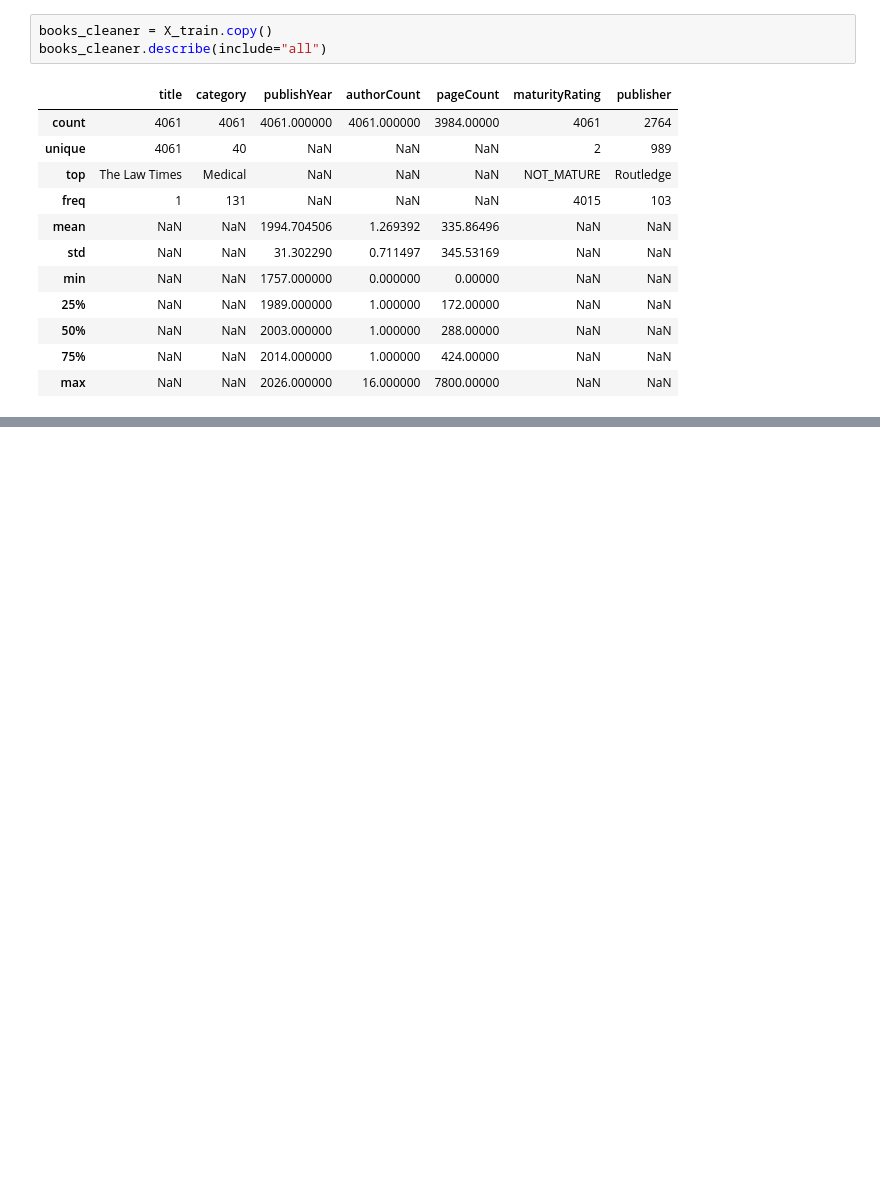
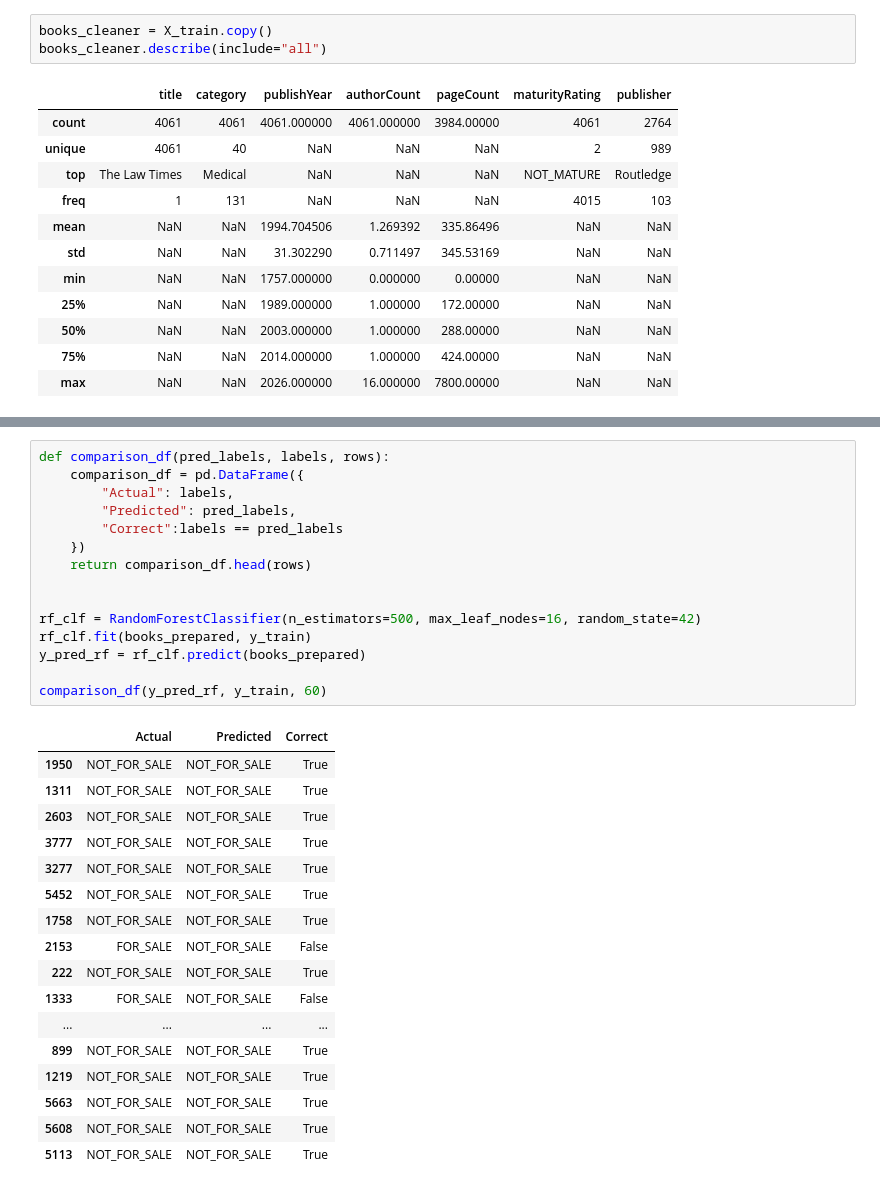
Before and after one commit to Zain1958/dtree-books, a Jupyter notebook: notebooks/data_training.ipynb, the cells around one changed output, grey strips where cells are left out. Cells and saved outputs as stored; diff of their text form; blank space fills up the shorter version.

```diff
--- a/notebooks/data_training.ipynb
+++ b/notebooks/data_training.ipynb
@@ -253,0 +353,33 @@ print(tree_scores)
+# %%
+def comparison_df(pred_labels, labels, rows):
+    comparison_df = pd.DataFrame({
+        "Actual": labels,
+        "Predicted": pred_labels,
+        "Correct":labels == pred_labels
+    })
+    return comparison_df.head(rows)
+
+
+rf_clf = RandomForestClassifier(n_estimators=500, max_leaf_nodes=16, random_state=42)
+rf_clf.fit(books_prepared, y_train)
+y_pred_rf = rf_clf.predict(books_prepared)
+
+comparison_df(y_pred_rf, y_train, 60)
+# %% [output]
+|  | Actual | Predicted | Correct |
+| 1950 | NOT_FOR_SALE | NOT_FOR_SALE | True |
+| 1311 | NOT_FOR_SALE | NOT_FOR_SALE | True |
+| 2603 | NOT_FOR_SALE | NOT_FOR_SALE | True |
+| 3777 | NOT_FOR_SALE | NOT_FOR_SALE | True |
+| 3277 | NOT_FOR_SALE | NOT_FOR_SALE | True |
+| 5452 | NOT_FOR_SALE | NOT_FOR_SALE | True |
+| 1758 | NOT_FOR_SALE | NOT_FOR_SALE | True |
+| 2153 | FOR_SALE | NOT_FOR_SALE | False |
+| 222 | NOT_FOR_SALE | NOT_FOR_SALE | True |
+| 1333 | FOR_SALE | NOT_FOR_SALE | False |
+| ... | ... | ... | ... |
+| 899 | NOT_FOR_SALE | NOT_FOR_SALE | True |
+| 1219 | NOT_FOR_SALE | NOT_FOR_SALE | True |
+| 5663 | NOT_FOR_SALE | NOT_FOR_SALE | True |
+| 5608 | NOT_FOR_SALE | NOT_FOR_SALE | True |
+| 5113 | NOT_FOR_SALE | NOT_FOR_SALE | True |
```
Also changed, not shown: parts of 11 cells of this notebook.
